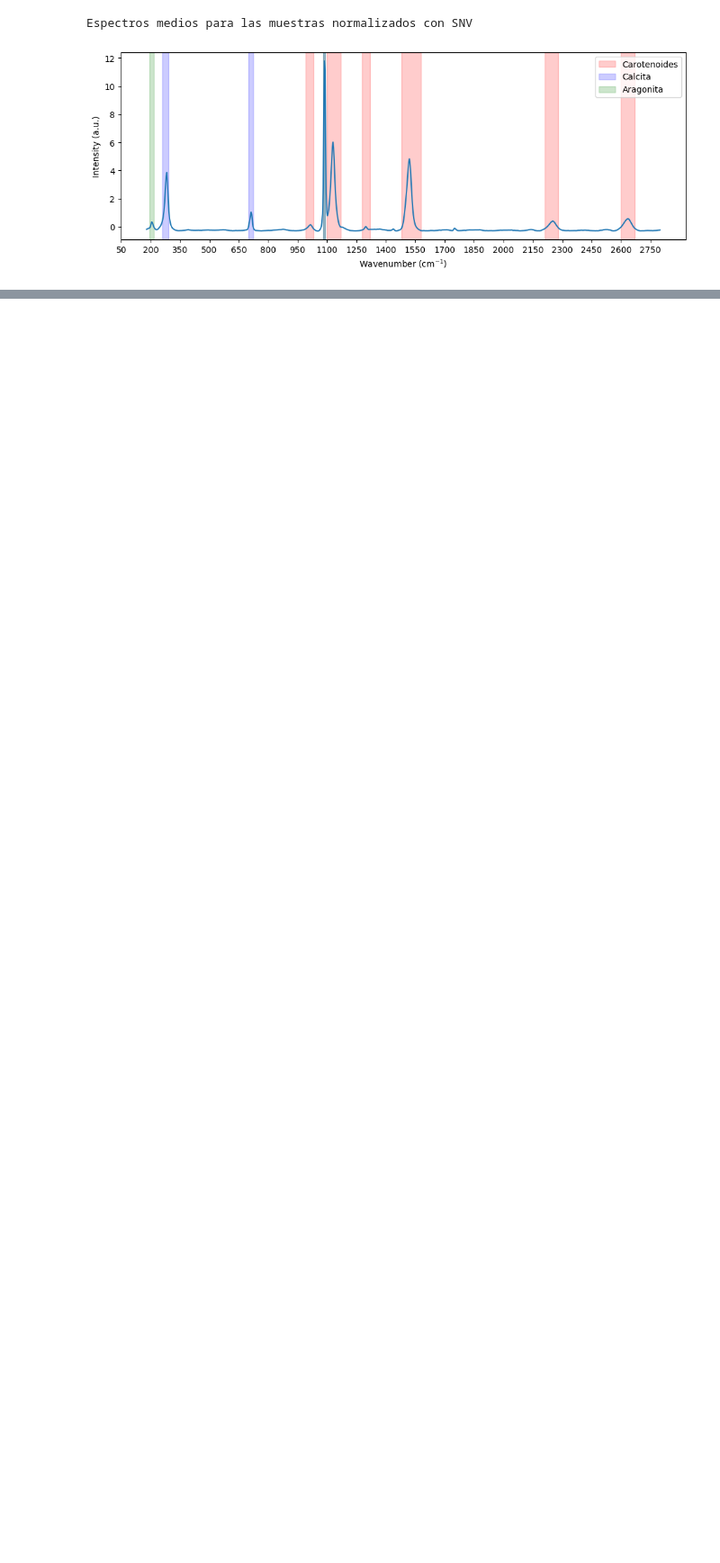
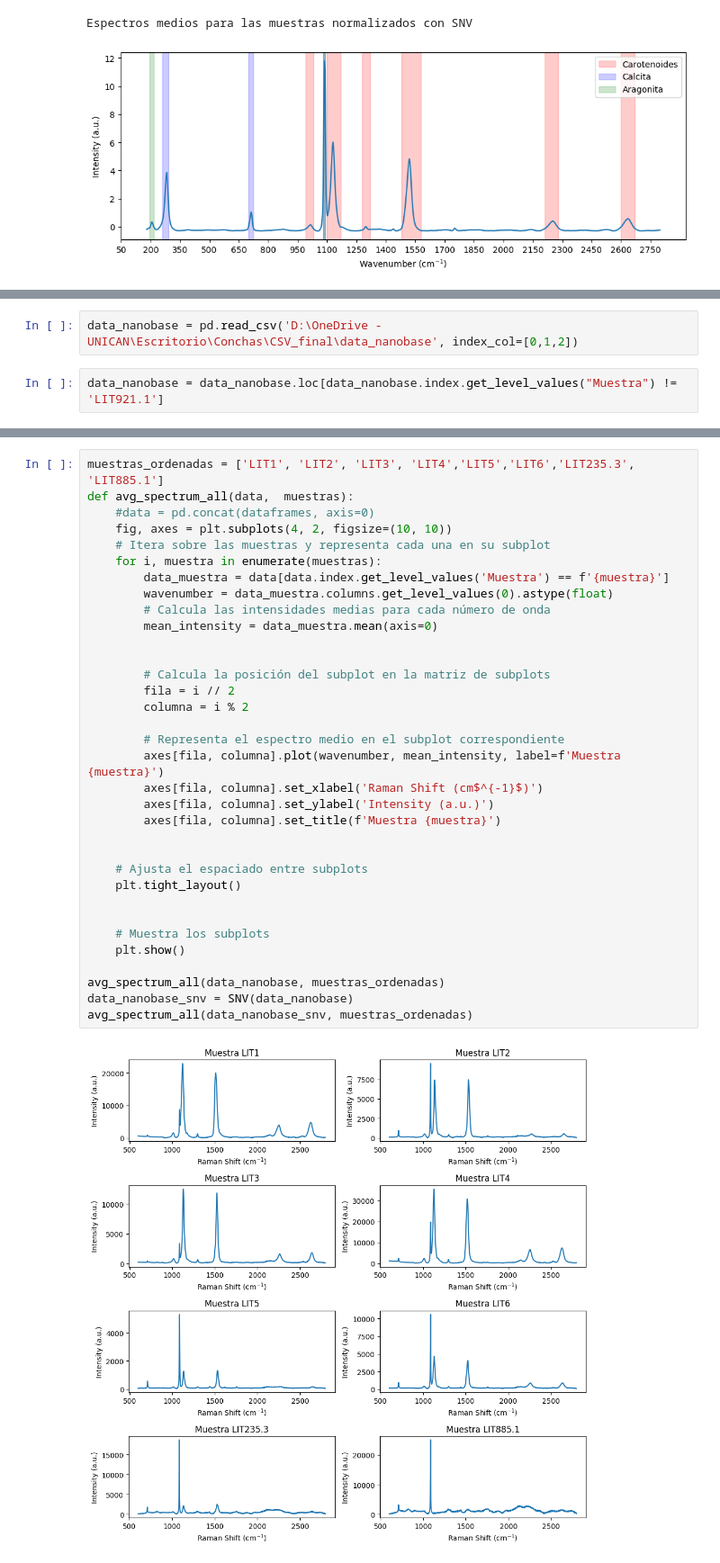
Before and after one commit to andreaperezasen/TFM-ML-Raman-Conchas-Arqueologicas, a Jupyter notebook: Code/Notebooks/plot_espectros.ipynb, the cells around one changed output, grey strips where cells are left out. Shown: that part at 90% size. Cells and saved outputs as stored; diff of their text form; blank space fills up the shorter version.

```diff
--- a/Code/Notebooks/plot_espectros.ipynb
+++ b/Code/Notebooks/plot_espectros.ipynb
@@ -189,0 +194,4 @@ Espectros medios para las muestras normalizados con SNV
+# %%
+data_nanobase = pd.read_csv('D:\OneDrive - UNICAN\Escritorio\Conchas\CSV_final\data_nanobase', index_col=[0,1,2])
+# %%
+data_nanobase = data_nanobase.loc[data_nanobase.index.get_level_values("Muestra") != 'LIT921.1']
@@ -189,0 +234,36 @@ Espectros medios para las muestras normalizados con SNV
+# %%
+muestras_ordenadas = ['LIT1', 'LIT2', 'LIT3', 'LIT4','LIT5','LIT6','LIT235.3', 'LIT885.1']
+def avg_spectrum_all(data,  muestras):
+    #data = pd.concat(dataframes, axis=0)
+    fig, axes = plt.subplots(4, 2, figsize=(10, 10))
+    # Itera sobre las muestras y representa cada una en su subplot
+    for i, muestra in enumerate(muestras):
+        data_muestra = data[data.index.get_level_values('Muestra') == f'{muestra}']
+        wavenumber = data_muestra.columns.get_level_values(0).astype(float)
+        # Calcula las intensidades medias para cada número de onda
+        mean_intensity = data_muestra.mean(axis=0)
+
+
+        # Calcula la posición del subplot en la matriz de subplots
+        fila = i // 2
+        columna = i % 2
+
+        # Representa el espectro medio en el subplot correspondiente
+        axes[fila, columna].plot(wavenumber, mean_intensity, label=f'Muestra {muestra}')
+        axes[fila, columna].set_xlabel('Raman Shift (cm$^{-1}$)')
+        axes[fila, columna].set_ylabel('Intensity (a.u.)')
+        axes[fila, columna].set_title(f'Muestra {muestra}')
+
+
+    # Ajusta el espaciado entre subplots
+    plt.tight_layout()
+
+
+    # Muestra los subplots
+    plt.show()
+
+avg_spectrum_all(data_nanobase, muestras_ordenadas)
+data_nanobase_snv = SNV(data_nanobase)
+avg_spectrum_all(data_nanobase_snv, muestras_ordenadas)
+# %% [output]
+[figure, added]
```
Also changed, not shown: parts of 7 cells of this notebook, 6 other files.
